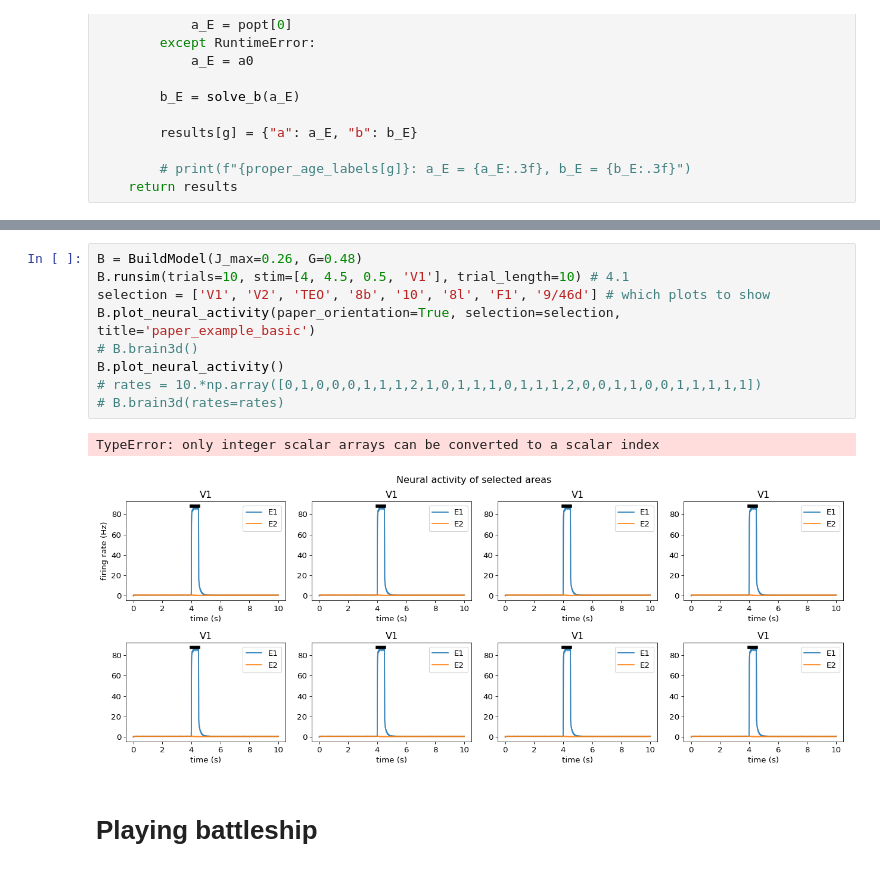
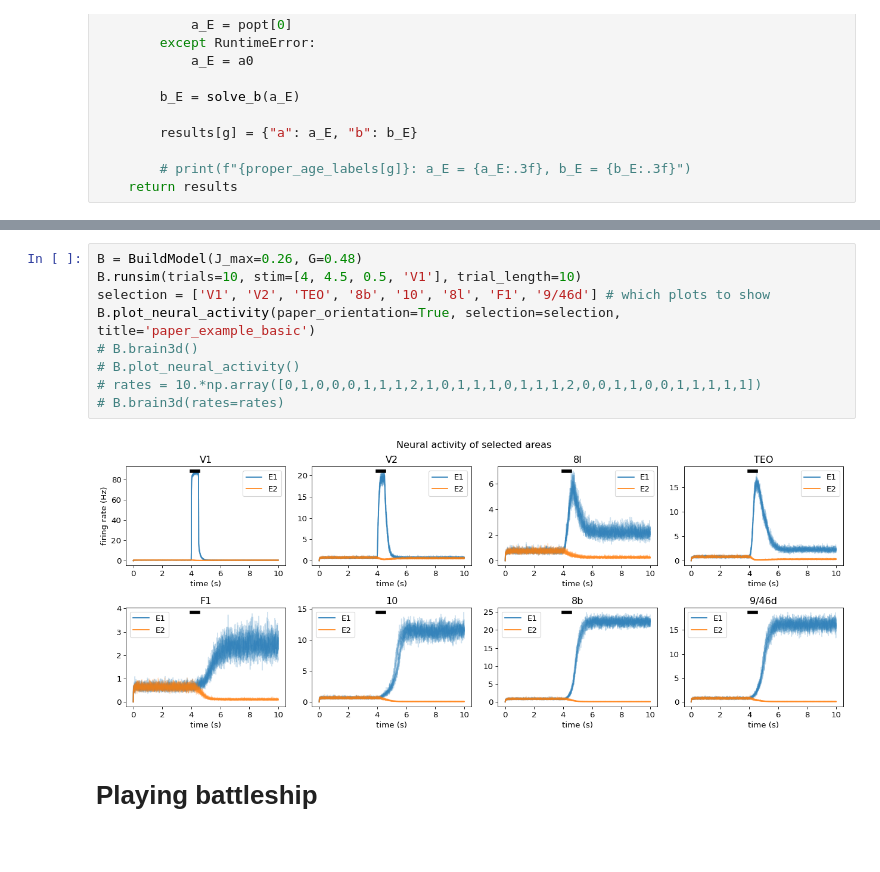
Before and after one commit to Davide537/Mathematical-Models, a Jupyter notebook: WM Model/Aging model.ipynb, the cells around one changed output, grey strips where cells are left out. Drawn from its saved outputs; the diff is of its cells as text.

```diff
--- a/WM Model/Aging model.ipynb
+++ b/WM Model/Aging model.ipynb
@@ -825,15 +830,14 @@ mech = ('spine','FI')
 # %%
 B = BuildModel(J_max=0.26, G=0.48)
-B.runsim(trials=10, stim=[4, 4.5, 0.5, 'V1'], trial_length=10) # 4.1
+B.runsim(trials=10, stim=[4, 4.5, 0.5, 'V1'], trial_length=10)
 selection = ['V1', 'V2', 'TEO', '8b', '10', '8l', 'F1', '9/46d'] # which plots to show
 B.plot_neural_activity(paper_orientation=True, selection=selection, title='paper_example_basic')
 # B.brain3d()
-B.plot_neural_activity()
+# B.plot_neural_activity()
 # rates = 10.*np.array([0,1,0,0,0,1,1,1,2,1,0,1,1,1,0,1,1,1,2,0,0,1,1,0,0,1,1,1,1,1])
 # B.brain3d(rates=rates)
 # %% [output]
-TypeError: only integer scalar arrays can be converted to a scalar index
-[figure, old version]
+[figure, new version]
 # %% [markdown]
 # Playing battleship
 # %%
```
Also changed, not shown: parts of 5 cells of this notebook, 29 other files.
